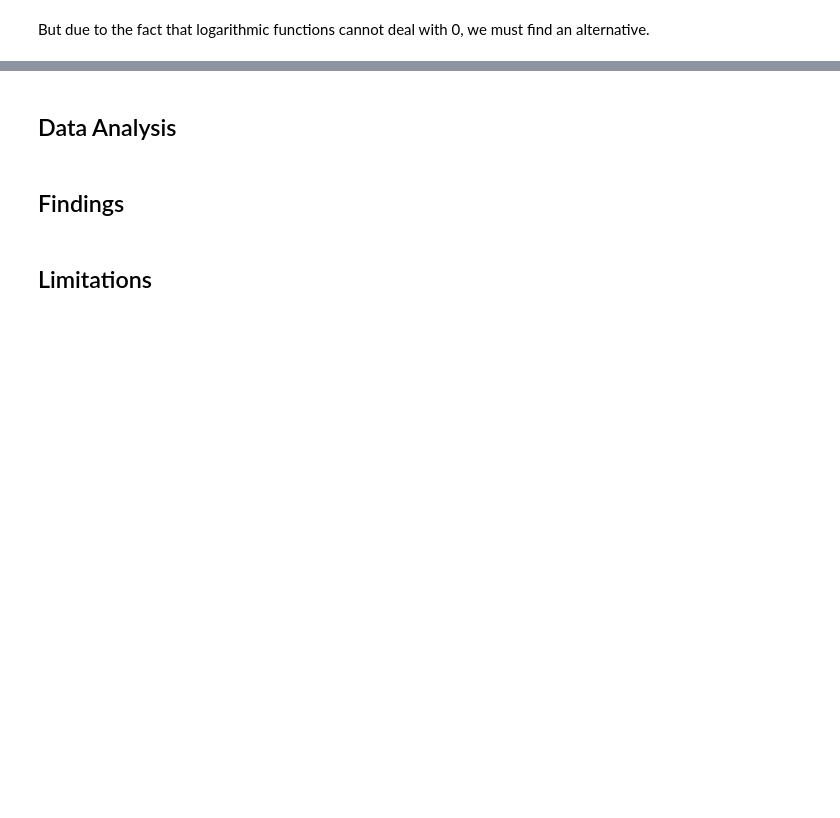
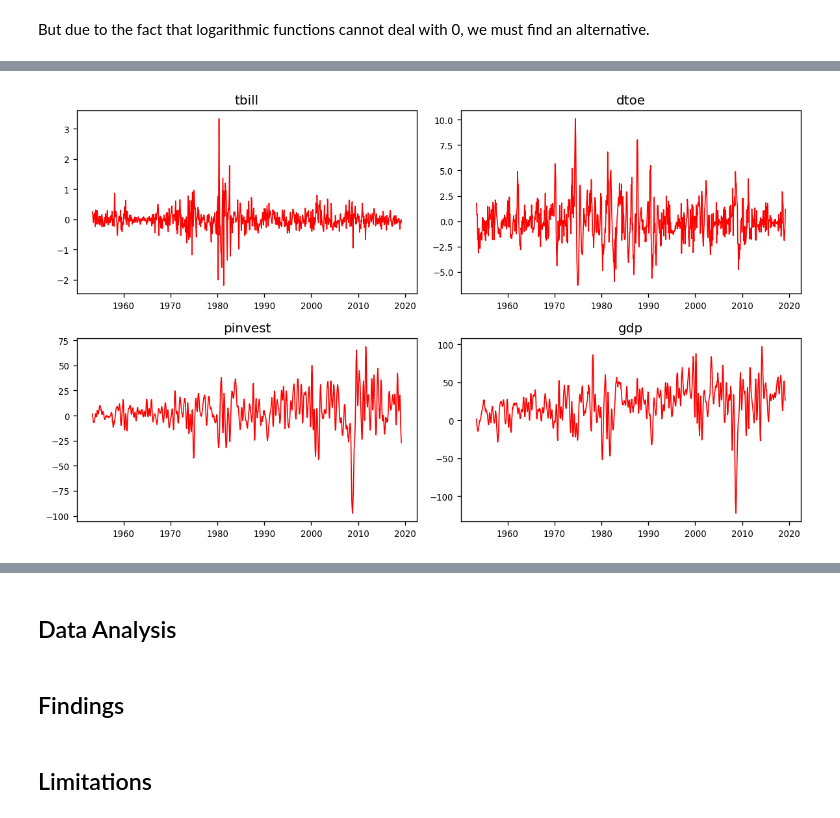
Before and after one commit to jiajunyuan/python-recession-forecaster, a Jupyter notebook: recession_predictor.ipynb, the cells around one changed output, grey strips where cells are left out. Saved outputs shown, nothing was run; the diff lists cells and outputs as text; code cells hidden in the pictures; blank space fills up the shorter version.

```diff
--- a/recession_predictor.ipynb
+++ b/recession_predictor.ipynb
@@ -364 +354,4 @@ tbill.tail()
+# %%
+data_diff = data.diff(1).dropna()
+# data_diff = data_diff.diff(1).dropna()
 # %%
@@ -367,0 +372,10 @@ SyntaxError: invalid syntax (<ipython-input-29-370390e9b9c4>, line 1)
+# %%
+fig, axes = plt.subplots(nrows=2, ncols=2, dpi=120, figsize=(10,6))
+for col, ax in enumerate(axes.flatten()):
+    ax.plot(data_diff[data_diff.columns[col]], color='red', linewidth=1)
+    ax.set_title(data_diff.columns[col])
+    ax.tick_params(labelsize=8)
+
+plt.tight_layout()
+# %% [output]
+[figure, added]
```
Also changed, not shown: parts of 15 cells of this notebook.
